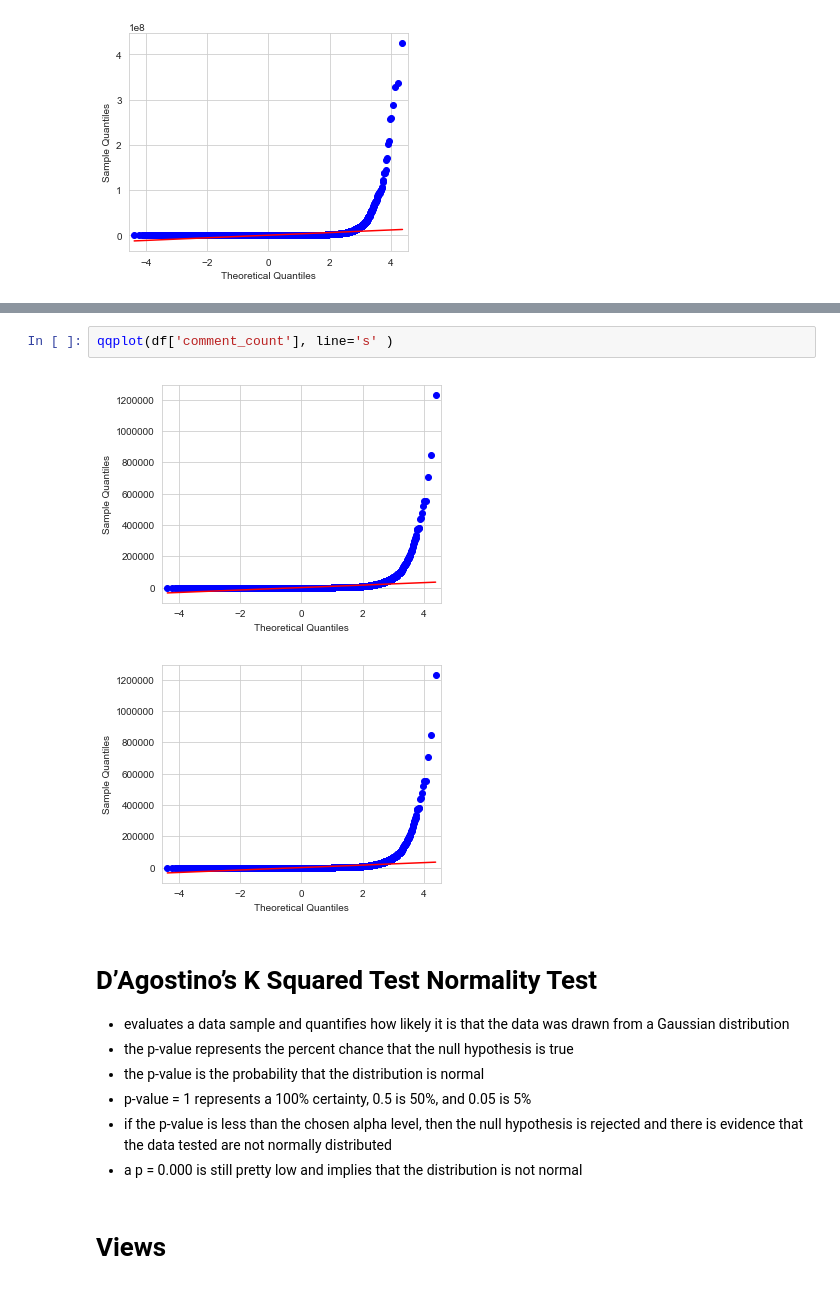
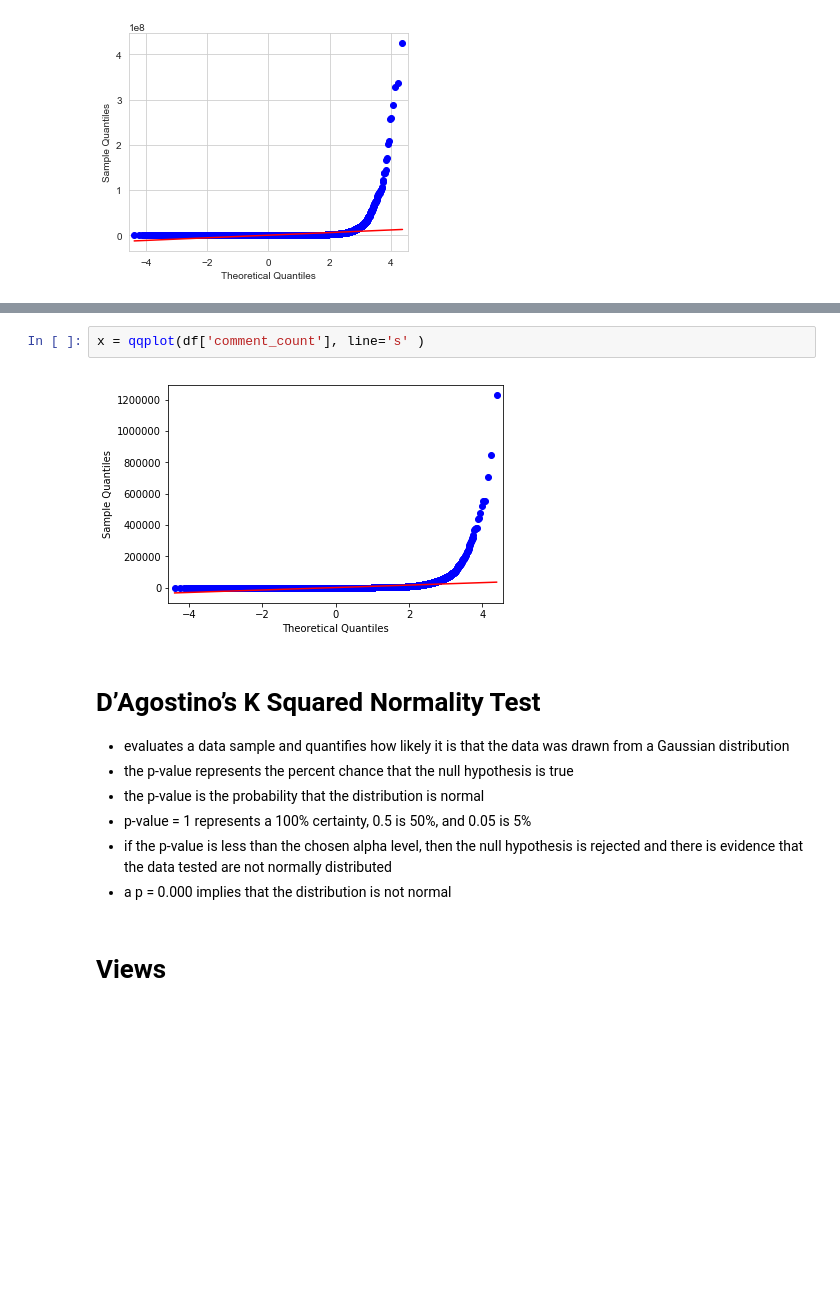
Before and after one commit to VadimAcosta/youtube, a Jupyter notebook: youtube.ipynb, the cells around one changed output, grey strips where cells are left out. Cells and saved outputs as stored; diff of their text form; blank space fills up the shorter version.

```diff
--- a/youtube.ipynb
+++ b/youtube.ipynb
@@ -103,17 +225,16 @@ qqplot(df['dislikes'], line='s' )
 # %%
-qqplot(df['comment_count'], line='s' )
+x = qqplot(df['comment_count'], line='s' )
 # %% [output]
-[figure, old version]
+[figure, new version]
-[figure, removed]
 # %% [markdown]
-# D’Agostino’s K Squared Test Normality Test
+# D’Agostino’s K Squared Normality Test
 
 - evaluates a data sample and quantifies how likely it is that the data was drawn from a Gaussian distribution
 - the p-value represents the percent chance that the null hypothesis is true
 - the p-value is the probability that the distribution is normal
 - p-value = 1 represents a 100% certainty, 0.5 is 50%, and 0.05 is 5%
 - if the p-value is less than the chosen alpha level, then the null hypothesis is rejected and there is evidence that the data tested are not normally distributed
-- a p = 0.000 is still pretty low and implies that the distribution is not normal
+- a p = 0.000 implies that the distribution is not normal
 # %% [markdown]
 # Views
 # %%
```
Also changed, not shown: parts of 34 cells of this notebook.
